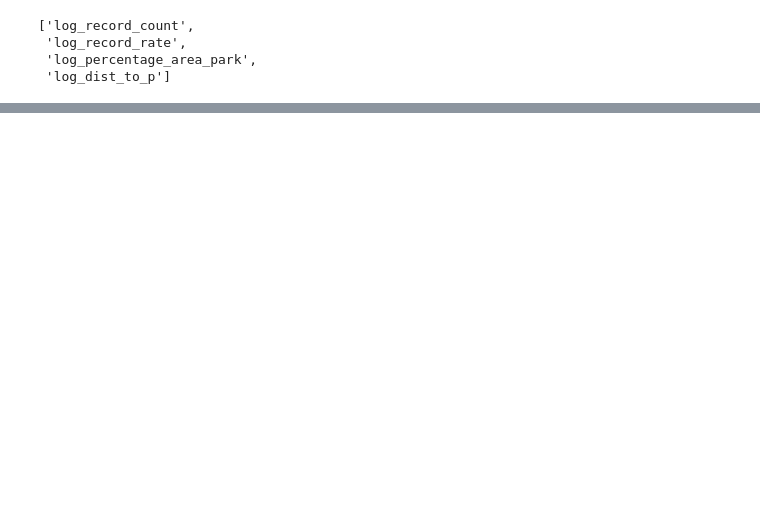
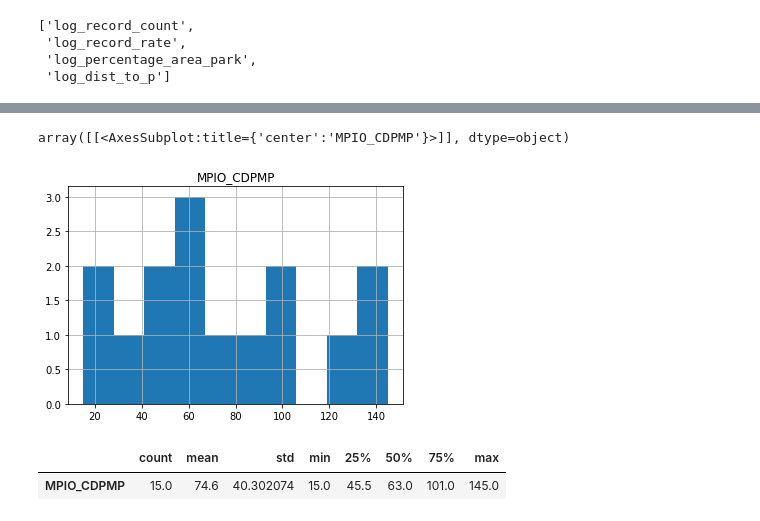
Before and after one commit to rpoandres/SE_Assessment, a Jupyter notebook: Main.ipynb, the cells around one changed output, grey strips where cells are left out. Saved outputs shown, nothing was run; the diff lists cells and outputs as text; code cells hidden in the pictures; blank space fills up the shorter version.

```diff
--- a/Main.ipynb
+++ b/Main.ipynb
@@ -640,5 +707,5 @@ attributes
 %%time
 RANDOM_SEED = 123456
 np.random.seed(RANDOM_SEED)
-model_records_5_percent = MaxP(geo_mun, w, attributes, threshold_variable, threshold_value, top_n=3)
+model_records_5_percent = MaxP(geo_mun, w, attributes, threshold_variable, threshold_value_5, top_n=3)
 model_records_5_percent.solve()
@@ -644,0 +720,3 @@ model_records_5_percent.solve()
+# %%
+# Stores clusters results
+geo_mun['spatial_max_p_record_5_percent'] = model_records_5_percent.labels_
@@ -644,0 +747,12 @@ model_records_5_percent.solve()
+# %%
+# Histogram of Clustered municipalities
+geo_mun[['spatial_max_p_record_5_percent','MPIO_CDPMP']].groupby('spatial_max_p_record_5_percent').count().hist()
+# %% [output]
+array([[<AxesSubplot:title={'center':'MPIO_CDPMP'}>]], dtype=object)
+[figure, added]
+# %%
+# Descriptive statistics of Clustered municipalities
+geo_mun[['spatial_max_p_record_5_percent','MPIO_CDPMP']].groupby('spatial_max_p_record_5_percent').count().describe().T
+# %% [output]
+|  | count | mean | std | min | 25% | 50% | 75% | max |
+| MPIO_CDPMP | 15.0 | 74.6 | 40.302074 | 15.0 | 45.5 | 63.0 | 101.0 | 145.0 |
```
Also changed, not shown: parts of 35 cells of this notebook.
